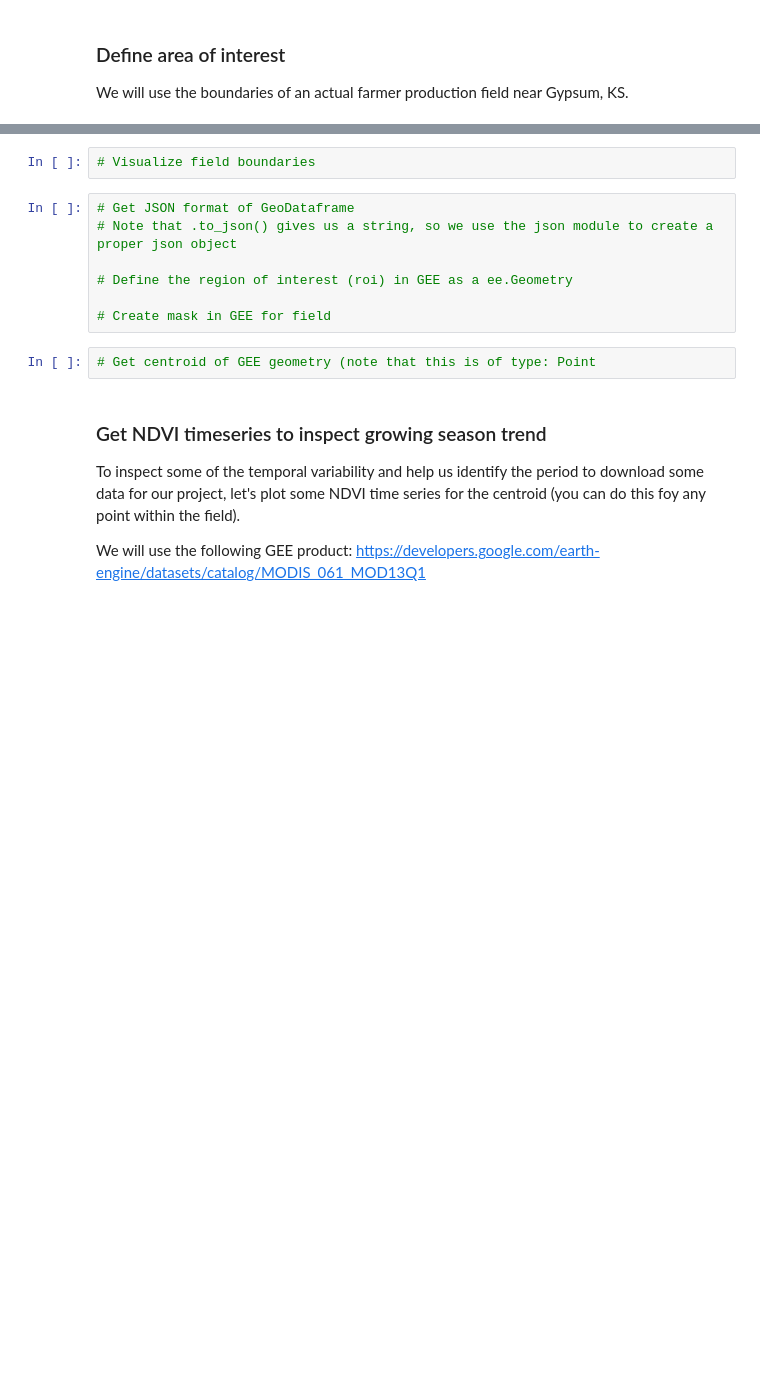
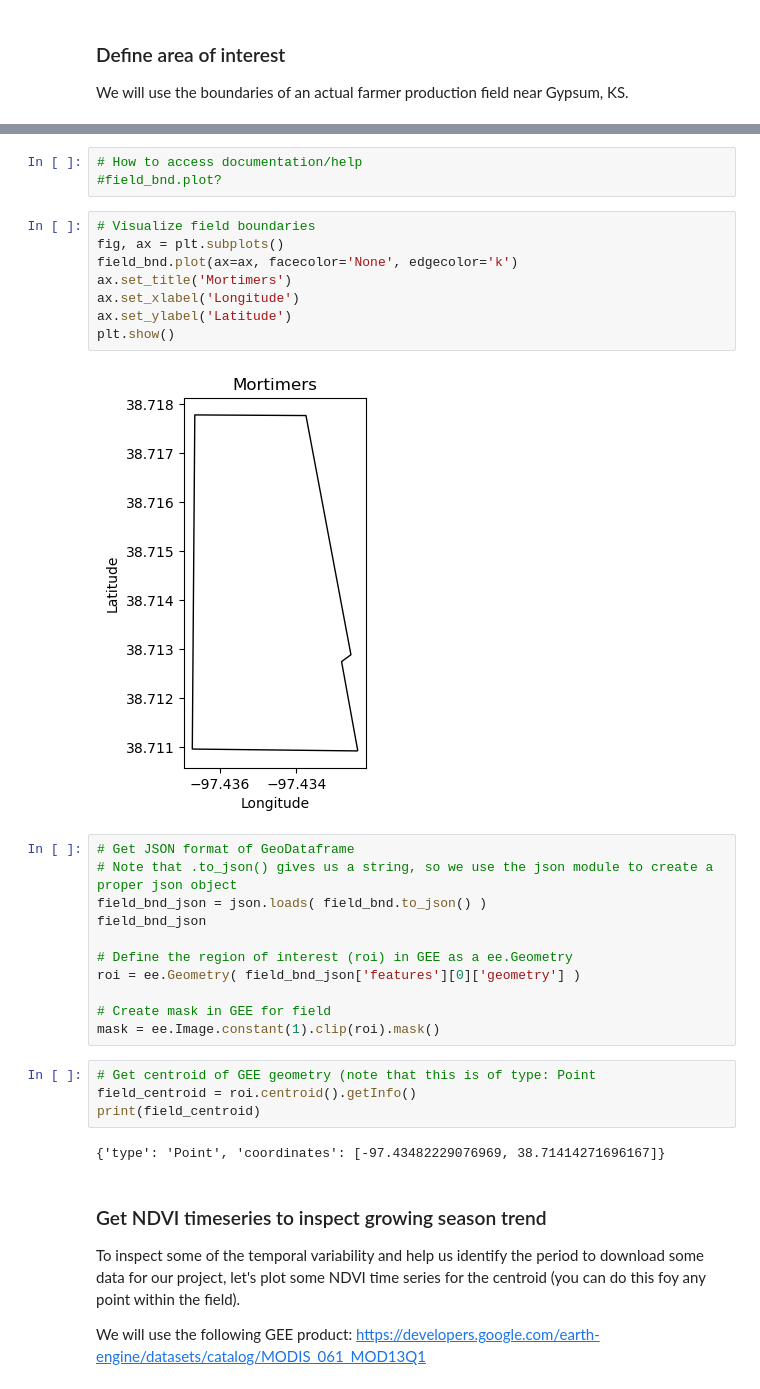
Before and after one commit to soilwater/precisionag-workshop-2024, a Jupyter notebook: mz_notebook_to_do.ipynb, the cells around one changed output, grey strips where cells are left out. Drawn from its saved outputs; the diff is of its cells as text; blank space fills up the shorter version.

```diff
--- a/mz_notebook_to_do.ipynb
+++ b/mz_notebook_to_do.ipynb
@@ -97,14 +108,33 @@ We will use the boundaries of an actual farmer production field near Gypsum, KS.
+# %%
+# How to access documentation/help
+#field_bnd.plot?
 # %%
 # Visualize field boundaries
+fig, ax = plt.subplots()
+field_bnd.plot(ax=ax, facecolor='None', edgecolor='k')
+ax.set_title('Mortimers')
+ax.set_xlabel('Longitude')
+ax.set_ylabel('Latitude')
+plt.show()
+# %% [output]
+[figure, added]
 # %%
 # Get JSON format of GeoDataframe
 # Note that .to_json() gives us a string, so we use the json module to create a proper json object
+field_bnd_json = json.loads( field_bnd.to_json() )
+field_bnd_json
 
 # Define the region of interest (roi) in GEE as a ee.Geometry
+roi = ee.Geometry( field_bnd_json['features'][0]['geometry'] )
 
 # Create mask in GEE for field
+mask = ee.Image.constant(1).clip(roi).mask()
 # %%
 # Get centroid of GEE geometry (note that this is of type: Point
+field_centroid = roi.centroid().getInfo()
+print(field_centroid)
+# %% [output]
+{'type': 'Point', 'coordinates': [-97.43482229076969, 38.71414271696167]}
 # %% [markdown]
 ### Get NDVI timeseries to inspect growing season trend
 
```
Also changed, not shown: parts of 10 cells of this notebook, 27 other files.
